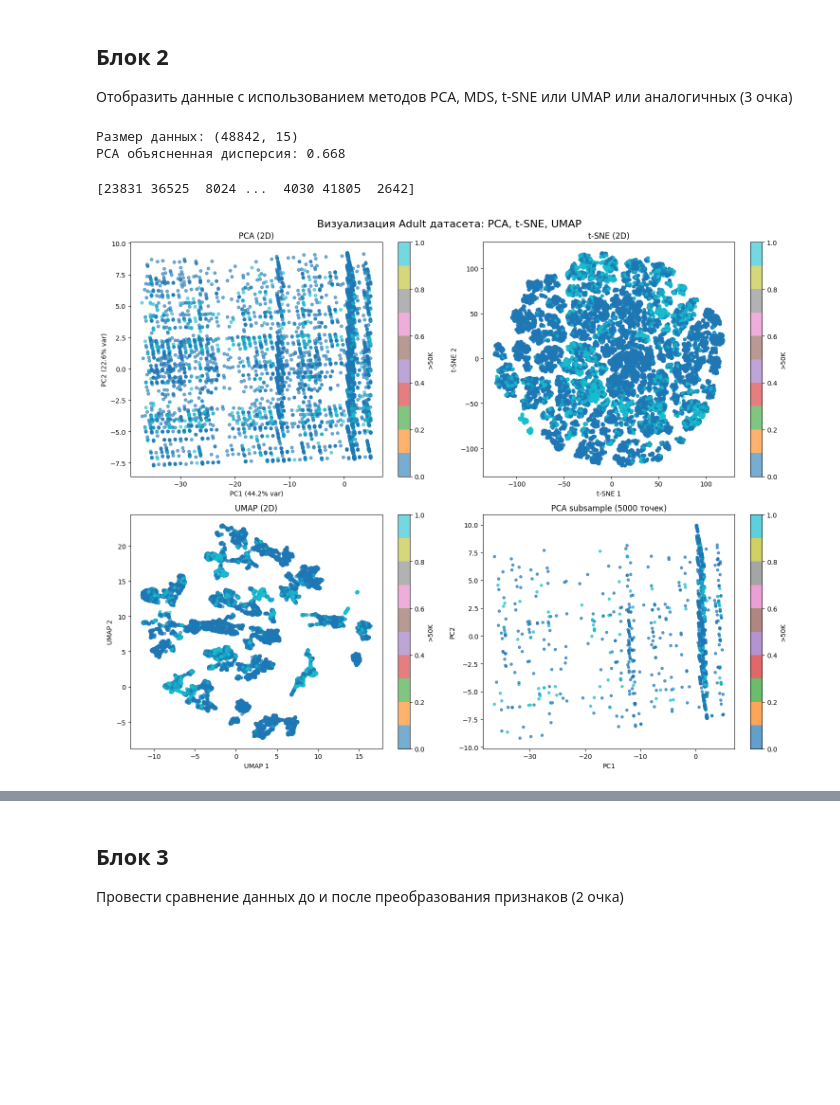
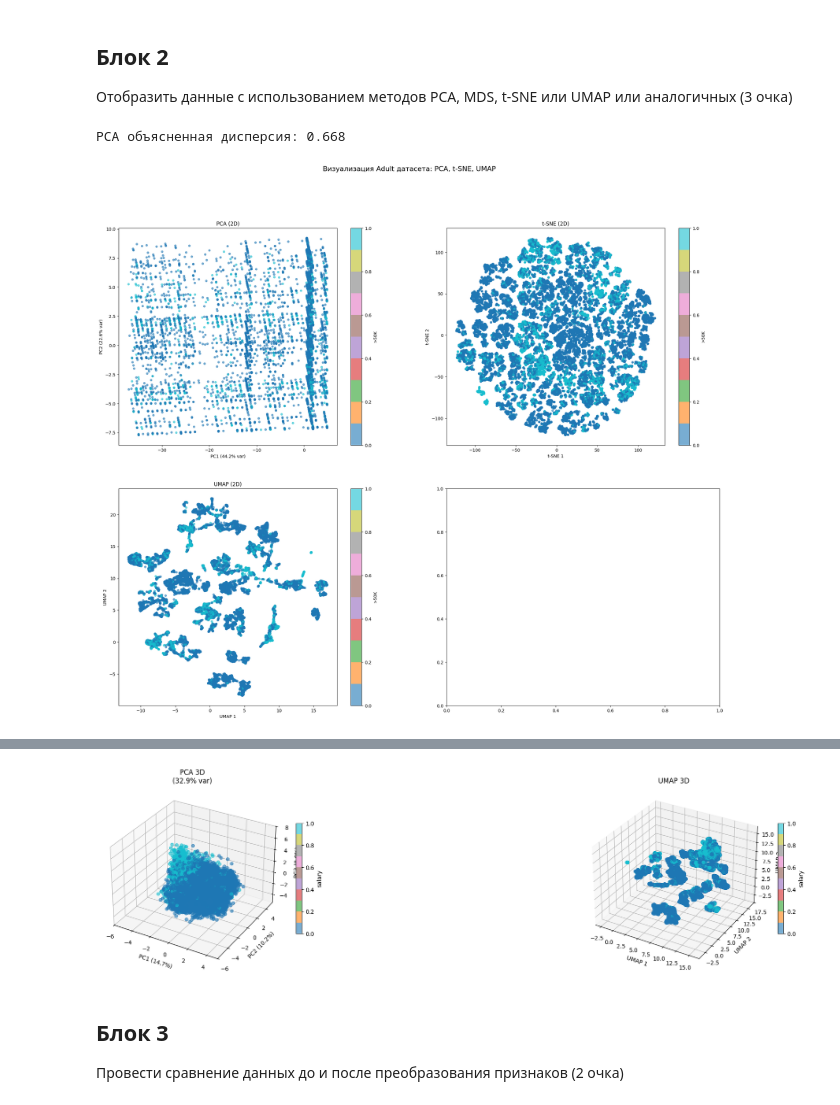
Before and after one commit to EndRiKeR/nns-labs, a Jupyter notebook: lab1/lab1.ipynb, the cells around one changed output, grey strips where cells are left out. Saved outputs shown, nothing was run; the diff lists cells and outputs as text; code cells hidden in the pictures; blank space fills up the shorter version.

```diff
--- a/lab1/lab1.ipynb
+++ b/lab1/lab1.ipynb
@@ -40,12 +40,10 @@ df_clean = df.copy()
 imputer = SimpleImputer(strategy='most_frequent')
 df_clean['workclass'] = pd.Series(imputer.fit_transform(df[['workclass']]).ravel())
 for col in numeric_features:
-    df_clean.fillna(df[col].median())
+    df_clean[col] = df_clean[col].fillna(df_clean[col].median())
 
 print(f"Оригинальный размер: {len(df)} строк")
 print(f"Очищенный размер: {len(df_clean)} строк")
-
-df_clean.to_csv('adult_clean.csv', index=False)
 # %% [output]
 Оригинальный размер: 48842 строк
 Очищенный размер: 48842 строк
@@ -60,15 +56,17 @@ import pandas as pd
 from sklearn.preprocessing import StandardScaler, LabelEncoder
 df_transformed = df_clean.copy()
 
-# Преобразование к числовым значениям + обработка пропусков
 for col in numeric_features:
     df_transformed[col] = pd.to_numeric(df_transformed[col], errors='coerce')
 
-# 2. Стандартизация числовых признаков (z-score: (x-mean)/std)
-scaler = StandardScaler()
-df_transformed[numeric_features] = scaler.fit_transform(df_transformed[numeric_features])
+means = df_transformed[numeric_features].mean(axis=0)
+stds = df_transformed[numeric_features].std(axis=0)
+df_transformed[numeric_features] = (df_transformed[numeric_features] - means) / stds
 
-# 3. Преобразование категориальных признаков к числовым
+print("Векторизованная нормализация:")
+print("Средние:", df_transformed[numeric_features].mean().round(6).tolist())
+print("Стд отклонения:", df_transformed[numeric_features].std().round(6).tolist())
+
 label_encoders = {}
 for col in categorical_features:
     le = LabelEncoder()
@@ -109,10 +107,6 @@ from sklearn.manifold import TSNE
 import umap
 from sklearn.preprocessing import StandardScaler, LabelEncoder
 
-# Предполагаем df_transformed уже готова
-print("Размер данных:", df_transformed.shape)
-
-# Подготовка данных (кодируем категориальные, масштабируем числовые)
 df_transformed['salary'].replace(0, -1)
 X = df_transformed.drop('salary', axis=1)
 y = df_transformed['salary']
@@ -120,75 +114,74 @@ y = df_transformed['salary']
 scaler = StandardScaler()
 X_scaled = scaler.fit_transform(X)
 
-# 1. PCA (2D)
+# PCA (2D)
 pca = PCA(n_components=2, random_state=42)
 X_pca = pca.fit_transform(X)
 print(f"PCA объясненная дисперсия: {pca.explained_variance_ratio_.sum():.3f}")
 
-# 2. t-SNE (2D)
+# t-SNE (2D)
 tsne = TSNE(n_components=2, random_state=42, perplexity=30)
 X_tsne = tsne.fit_transform(X)
 
-# 3. UMAP (2D)
+# UMAP (2D)
 umap_model = umap.UMAP(n_components=2, random_state=42, n_neighbors=15, min_dist=0.1)
 X_umap = umap_model.fit_transform(X)
 
 # Визуализация
-fig, axes = plt.subplots(2, 2, figsize=(15, 12))
+fig, axes = plt.subplots(2, 2, figsize=(25, 20))
+fig3d = plt.figure(figsize=(18, 5))
 fig.suptitle('Визуализация Adult датасета: PCA, t-SNE, UMAP', fontsize=16)
 
 # PCA
 scatter = axes[0,0].scatter(X_pca[:,0], X_pca[:,1], c=y,
                            cmap='tab10', alpha=0.6, s=20)
 axes[0,0].set_title('PCA (2D)')
 axes[0,0].set_xlabel(f'PC1 ({pca.explained_variance_ratio_[0]:.1%} var)')
 axes[0,0].set_ylabel(f'PC2 ({pca.explained_variance_ratio_[1]:.1%} var)')
 plt.colorbar(scatter, ax=axes[0,0], label='>50K')
+
+# PCA 3D
+ax1 = fig3d.add_subplot(131, projection='3d')
+pca_3d = PCA(n_components=3, random_state=42)
+X_pca_3d = pca_3d.fit_transform(X_scaled)
+scatter = ax1.scatter(X_pca_3d[:,0], X_pca_3d[:,1], X_pca_3d[:,2],
+                      c=y, cmap='tab10', alpha=0.6, s=30)
+ax1.set_title(f'PCA 3D\n({pca_3d.explained_variance_ratio_.sum():.1%} var)')
+ax1.set_xlabel(f'PC1 ({pca_3d.explained_variance_ratio_[0]:.1%})')
+ax1.set_ylabel(f'PC2 ({pca_3d.explained_variance_ratio_[1]:.1%})')
+ax1.set_zlabel(f'PC3 ({pca_3d.explained_variance_ratio_[2]:.1%})')
+plt.colorbar(scatter, ax=ax1, shrink=0.6, label='salary')
 
 # t-SNE
 scatter = axes[0,1].scatter(X_tsne[:,0], X_tsne[:,1], c=y,
                            cmap='tab10', alpha=0.6, s=20)
 axes[0,1].set_title('t-SNE (2D)')
 axes[0,1].set_xlabel('t-SNE 1')
 axes[0,1].set_ylabel('t-SNE 2')
 plt.colorbar(scatter, ax=axes[0,1], label='>50K')
 
 # UMAP
 scatter = axes[1,0].scatter(X_umap[:,0], X_umap[:,1], c=y,
                            cmap='tab10', alpha=0.6, s=20)
 axes[1,0].set_title('UMAP (2D)')
 axes[1,0].set_xlabel('UMAP 1')
 axes[1,0].set_ylabel('UMAP 2')
 plt.colorbar(scatter, ax=axes[1,0], label='>50K')
 
-# Сравнение на subsample (5000 точек для скорости)
-sample_idx = np.random.choice(len(X), 5000, replace=False)
-print(sample_idx)
-pca_sample = PCA(n_components=2).fit_transform(X.iloc[sample_idx])
-tsne_sample = TSNE(n_components=2, random_state=42, perplexity=30).fit_transform(X.iloc[sample_idx])
-umap_sample = umap.UMAP(n_components=2, random_state=42).fit_transform(X.iloc[sample_idx])
-
-scatter = axes[1,1].scatter(pca_sample[:,0], pca_sample[:,1], c=(y.iloc[sample_idx]==1).astype(int),
-                           cmap='tab10', alpha=0.7, s=15)
-axes[1,1].set_title('PCA subsample (5000 точек)')
-axes[1,1].set_xlabel('PC1')
-axes[1,1].set_ylabel('PC2')
-plt.colorbar(scatter, ax=axes[1,1], label='>50K')
+# UMAP 3D
+ax2 = fig3d.add_subplot(133, projection='3d')
+umap_3d = umap.UMAP(n_components=3, random_state=42, n_neighbors=15)
+X_umap_3d = umap_3d.fit_transform(X_scaled)
+scatter = ax2.scatter(X_umap_3d[:,0], X_umap_3d[:,1], X_umap_3d[:,2],
+                      c=y, cmap='tab10', alpha=0.6, s=30)
+ax2.set_title('UMAP 3D')
+ax2.set_xlabel('UMAP 1')
+ax2.set_ylabel('UMAP 2')
+ax2.set_zlabel('UMAP 3')
+plt.colorbar(scatter, ax=ax2, shrink=0.6, label='salary')
 
 plt.tight_layout()
 plt.show()
-
-# Таблица объясненной дисперсии PCA
-print("\nОбъясненная дисперсия PCA:")
-pca_full = PCA().fit(X)
-cum_var = np.cumsum(pca_full.explained_variance_ratio_)
-print(pd.DataFrame({
-    'Компоненты': range(1, 11),
-    'Дисперсия': pca_full.explained_variance_ratio_[:10],
-    'Накопленная': cum_var[:10]
-}).round(3))
 # %% [output]
-Размер данных: (48842, 15)
 PCA объясненная дисперсия: 0.668
-[23831 36525  8024 ...  4030 41805  2642]
-[figure, old version]
+[figure, new version]
@@ -207,3 +188,4 @@ PCA объясненная дисперсия: 0.668
+[figure, added]
 # %% [markdown]
 ## Блок 3
 
```
Also changed, not shown: parts of 6 cells of this notebook, 1 other file.
